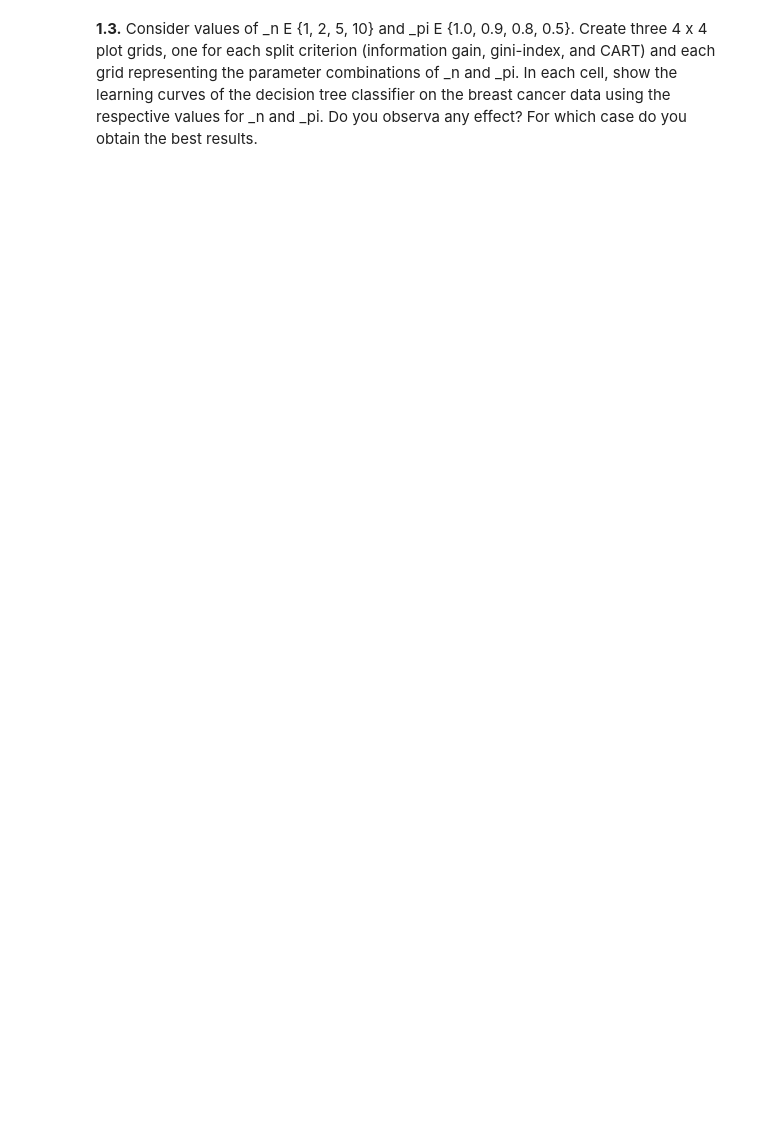
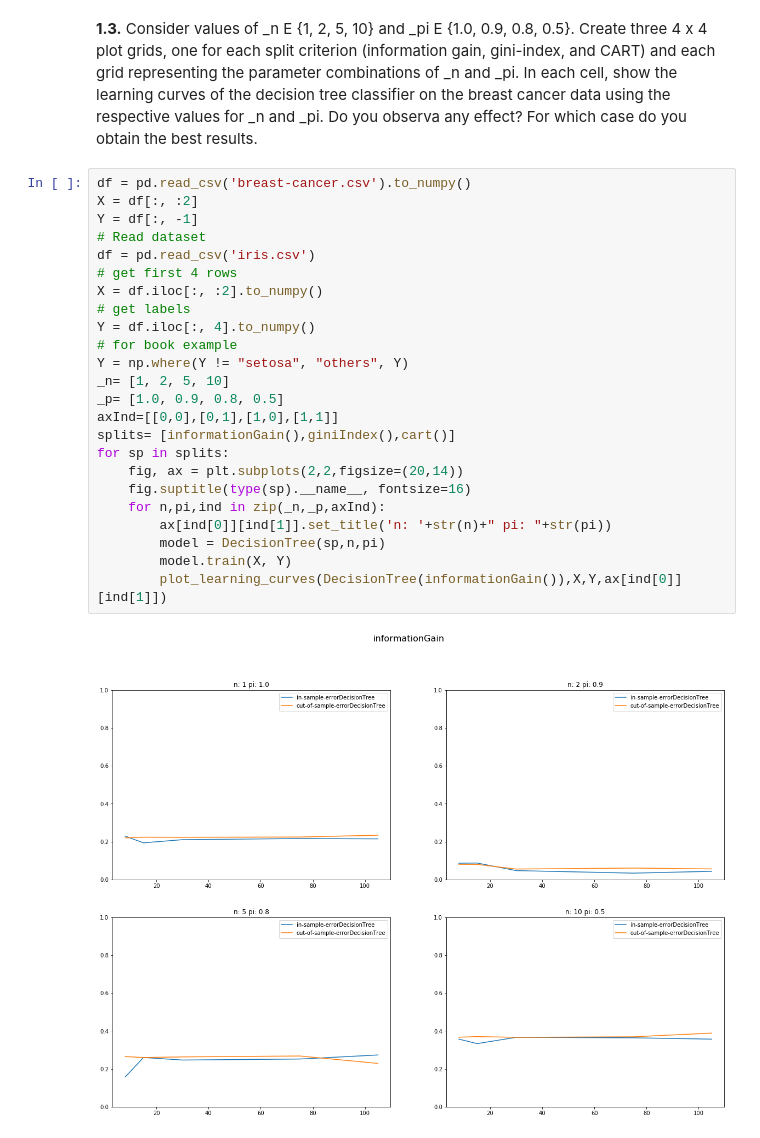
Before and after one commit to davidheay/ML, a Jupyter notebook: Sheets/Sheet 3/Sheet3.ipynb, the cells around one changed output. Cells and saved outputs as stored; diff of their text form; blank space fills up the shorter version.

```diff
--- a/Sheets/Sheet 3/Sheet3.ipynb
+++ b/Sheets/Sheet 3/Sheet3.ipynb
@@ -114,3 +319,29 @@ gain, gini-index, and CART).
 # %% [markdown]
 **1.3.** Consider values of _n E {1, 2, 5, 10} and _pi E {1.0, 0.9, 0.8, 0.5}. Create three 4 x 4 plot grids, one for each split criterion (information gain, gini-index, and CART) and each grid representing the parameter combinations of _n and _pi.
 In each cell, show the learning curves of the decision tree classifier on the breast cancer data using the respective values for _n and _pi. Do you observa any effect? For which case do you obtain the best results.
+# %%
+df = pd.read_csv('breast-cancer.csv').to_numpy()
+X = df[:, :2]
+Y = df[:, -1]
+# Read dataset
+df = pd.read_csv('iris.csv')
+# get first 4 rows
+X = df.iloc[:, :2].to_numpy()
+# get labels
+Y = df.iloc[:, 4].to_numpy()
+# for book example
+Y = np.where(Y != "setosa", "others", Y)
+_n= [1, 2, 5, 10]
+_p= [1.0, 0.9, 0.8, 0.5]
+axInd=[[0,0],[0,1],[1,0],[1,1]]
+splits= [informationGain(),giniIndex(),cart()]
+for sp in splits:
+    fig, ax = plt.subplots(2,2,figsize=(20,14))
+    fig.suptitle(type(sp).__name__, fontsize=16)
+    for n,pi,ind in zip(_n,_p,axInd):
+        ax[ind[0]][ind[1]].set_title('n: '+str(n)+" pi: "+str(pi))
+        model = DecisionTree(sp,n,pi)
+        model.train(X, Y)
+        plot_learning_curves(DecisionTree(informationGain()),X,Y,ax[ind[0]][ind[1]])
+# %% [output]
+[figure, added]
```
Also changed, not shown: parts of 5 cells of this notebook, 5 other files.
